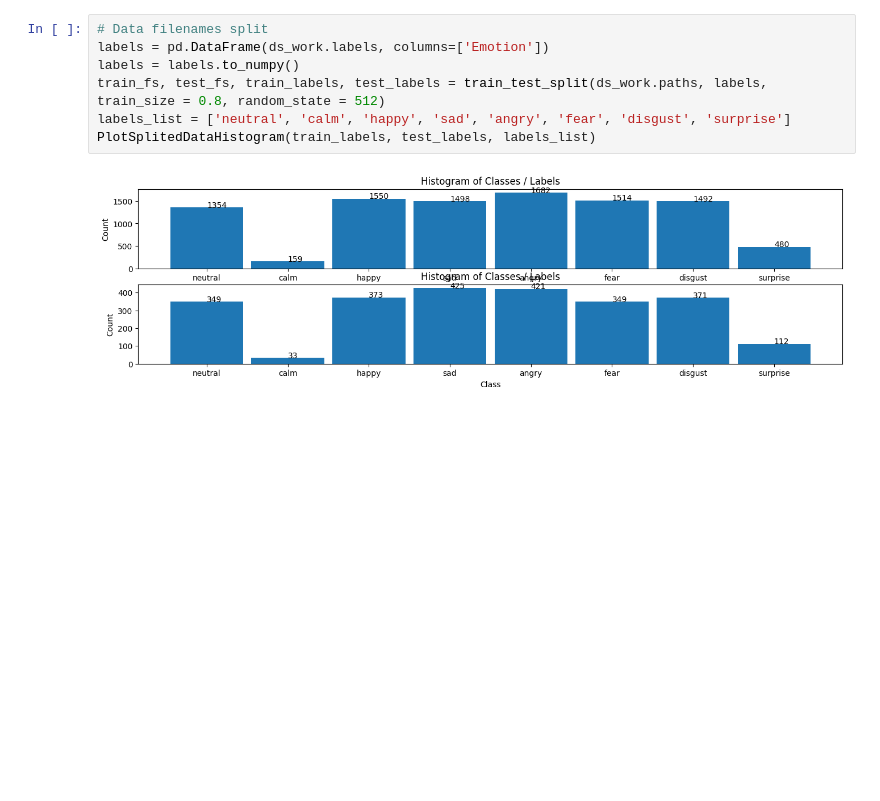
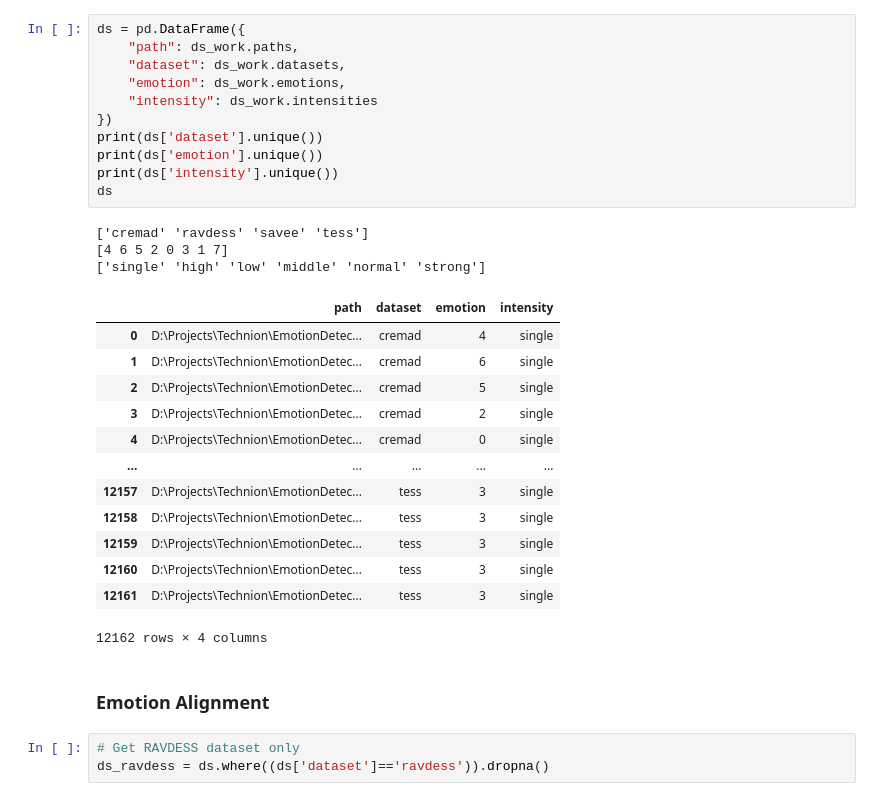
Before and after one commit to VictorMel/SpeechEmotionRecognition, a Jupyter notebook: analysis/01_data_exploration.ipynb, the cells around one changed output. Drawn from its saved outputs; the diff is of its cells as text; blank space fills up the shorter version.

```diff
--- a/analysis/01_data_exploration.ipynb
+++ b/analysis/01_data_exploration.ipynb
@@ -34,12 +85,36 @@ ds_work = EmotionDataset(ds_cfg)
 print(f"Discovered {len(ds_work)} files.")
 # %% [output]
 Discovered 12162 files.
-# %%
-# Data filenames split
-labels = pd.DataFrame(ds_work.labels, columns=['Emotion'])
-labels = labels.to_numpy()
-train_fs, test_fs, train_labels, test_labels = train_test_split(ds_work.paths, labels, train_size = 0.8, random_state = 512)
-labels_list = ['neutral', 'calm', 'happy', 'sad', 'angry', 'fear', 'disgust', 'surprise']
-PlotSplitedDataHistogram(train_labels, test_labels, labels_list)
-# %% [output]
-[figure, removed]
+# %%
+ds = pd.DataFrame({
+    "path": ds_work.paths,
+    "dataset": ds_work.datasets,
+    "emotion": ds_work.emotions,
+    "intensity": ds_work.intensities
+})
+print(ds['dataset'].unique())
+print(ds['emotion'].unique())
+print(ds['intensity'].unique())
+ds
+# %% [output]
+['cremad' 'ravdess' 'savee' 'tess']
+[4 6 5 2 0 3 1 7]
+['single' 'high' 'low' 'middle' 'normal' 'strong']
+|  | path | dataset | emotion | intensity |
+| 0 | D:\Projects\Technion\EmotionDetec... | cremad | 4 | single |
+| 1 | D:\Projects\Technion\EmotionDetec... | cremad | 6 | single |
+| 2 | D:\Projects\Technion\EmotionDetec... | cremad | 5 | single |
+| 3 | D:\Projects\Technion\EmotionDetec... | cremad | 2 | single |
+| 4 | D:\Projects\Technion\EmotionDetec... | cremad | 0 | single |
+| ... | ... | ... | ... | ... |
+| 12157 | D:\Projects\Technion\EmotionDetec... | tess | 3 | single |
+| 12158 | D:\Projects\Technion\EmotionDetec... | tess | 3 | single |
+| 12159 | D:\Projects\Technion\EmotionDetec... | tess | 3 | single |
+| 12160 | D:\Projects\Technion\EmotionDetec... | tess | 3 | single |
+| 12161 | D:\Projects\Technion\EmotionDetec... | tess | 3 | single |
+12162 rows × 4 columns
+# %% [markdown]
+### Emotion Alignment
+# %%
+# Get RAVDESS dataset only
+ds_ravdess = ds.where((ds['dataset']=='ravdess')).dropna()
```
Also changed, not shown: parts of 27 cells of this notebook, 1 other file.
